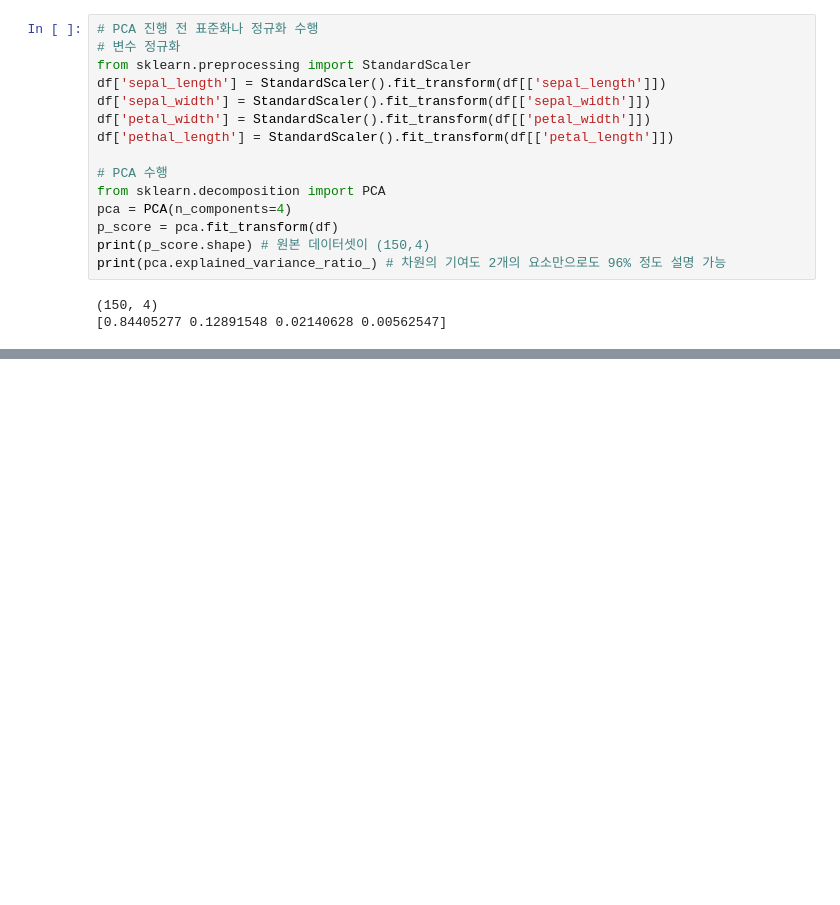
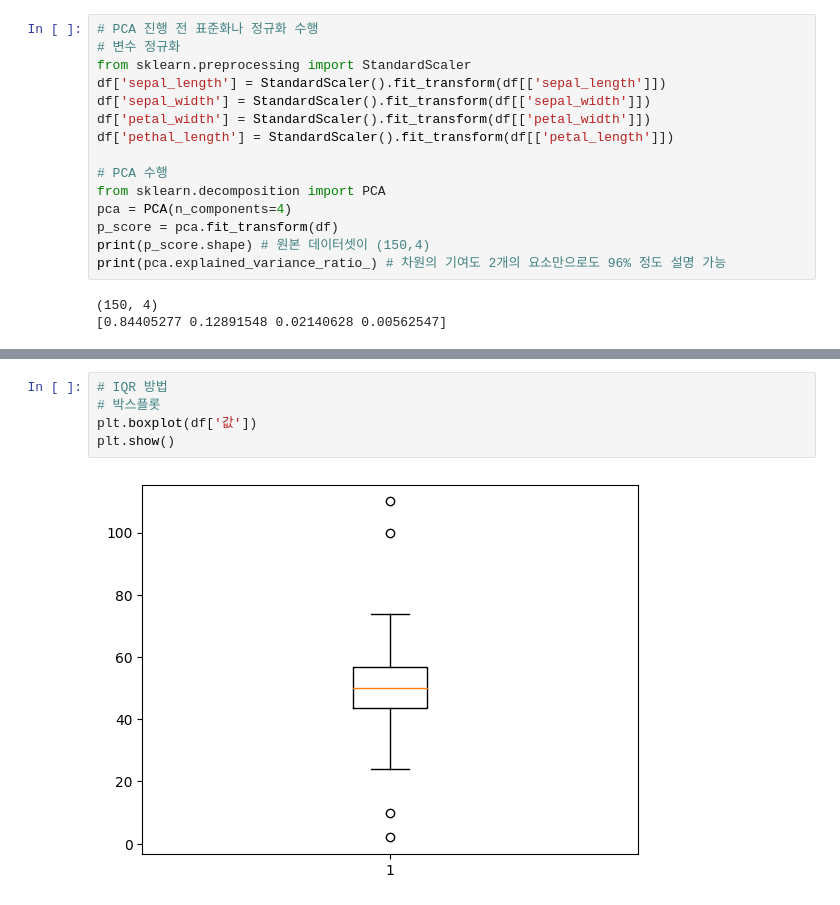
Before and after one commit to JaehwanKim00/-, a Jupyter notebook: Part02/ch02.ipynb, the cells around one changed output, grey strips where cells are left out. Drawn from its saved outputs; the diff is of its cells as text; blank space fills up the shorter version.

```diff
--- a/Part02/ch02.ipynb
+++ b/Part02/ch02.ipynb
@@ -388,0 +698,7 @@ print(pca.explained_variance_ratio_) # 차원의 기여도 2개의 요소만으
+# %%
+# IQR 방법
+# 박스플롯
+plt.boxplot(df['값'])
+plt.show()
+# %% [output]
+[figure, added]
```
Also changed, not shown: parts of 38 cells of this notebook.
